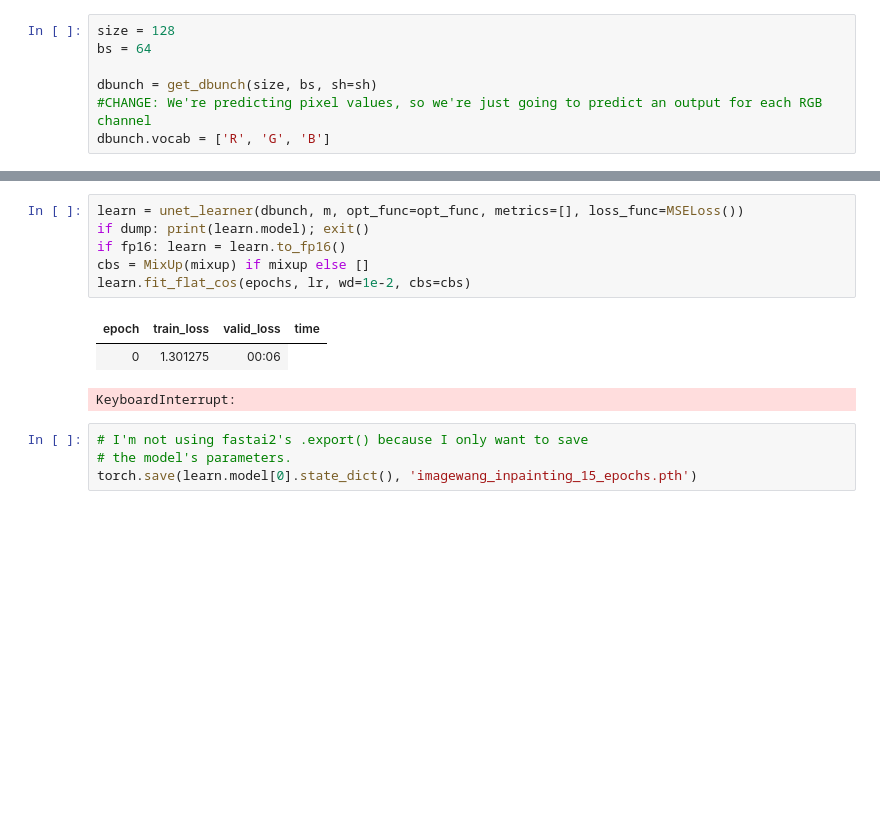
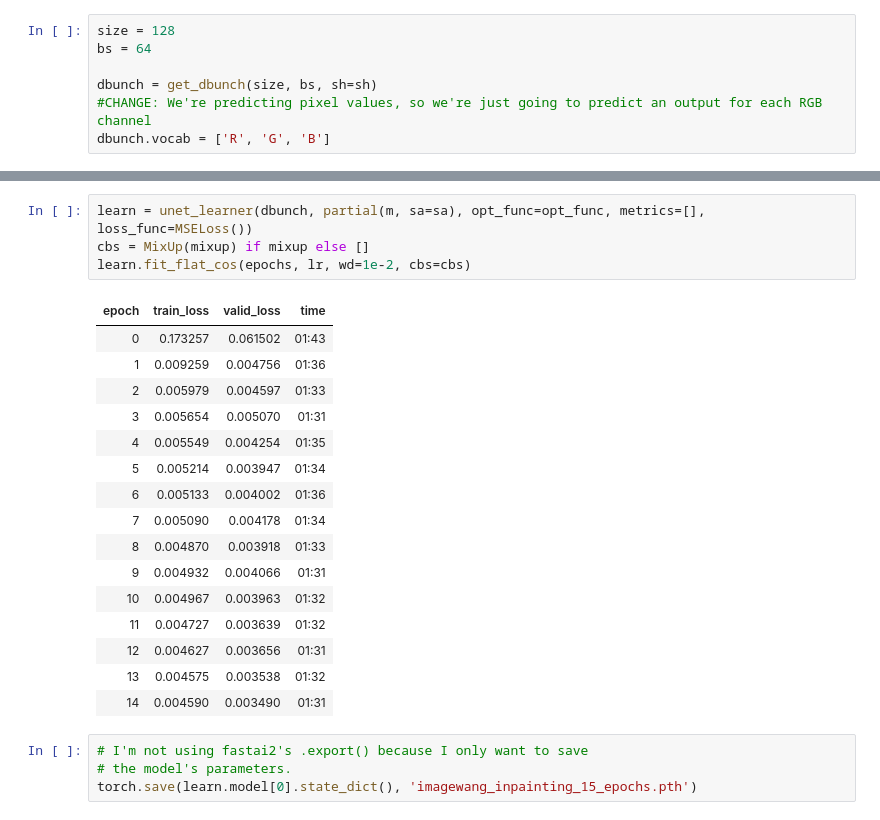
Before and after one commit to JoshVarty/SelfSupervisedLearning, a Jupyter notebook: 01_InpaintingImageWang/03_ImageWang_Leadboard_128.ipynb, the cells around one changed output, grey strips where cells are left out. Drawn from its saved outputs; the diff is of its cells as text; blank space fills up the shorter version.

```diff
--- a/01_InpaintingImageWang/03_ImageWang_Leadboard_128.ipynb
+++ b/01_InpaintingImageWang/03_ImageWang_Leadboard_128.ipynb
@@ -164,13 +164,24 @@ dbunch.show_batch()
 # %%
-learn = unet_learner(dbunch, m, opt_func=opt_func, metrics=[], loss_func=MSELoss())
-if dump: print(learn.model); exit()
-if fp16: learn = learn.to_fp16()
+learn = unet_learner(dbunch, partial(m, sa=sa), opt_func=opt_func, metrics=[], loss_func=MSELoss())
 cbs = MixUp(mixup) if mixup else []
 learn.fit_flat_cos(epochs, lr, wd=1e-2, cbs=cbs)
 # %% [output]
 | epoch | train_loss | valid_loss | time |
-| 0 | 1.301275 | 00:06 |
+| 0 | 0.173257 | 0.061502 | 01:43 |
+| 1 | 0.009259 | 0.004756 | 01:36 |
+| 2 | 0.005979 | 0.004597 | 01:33 |
+| 3 | 0.005654 | 0.005070 | 01:31 |
+| 4 | 0.005549 | 0.004254 | 01:35 |
+| 5 | 0.005214 | 0.003947 | 01:34 |
+| 6 | 0.005133 | 0.004002 | 01:36 |
+| 7 | 0.005090 | 0.004178 | 01:34 |
+| 8 | 0.004870 | 0.003918 | 01:33 |
+| 9 | 0.004932 | 0.004066 | 01:31 |
+| 10 | 0.004967 | 0.003963 | 01:32 |
+| 11 | 0.004727 | 0.003639 | 01:32 |
+| 12 | 0.004627 | 0.003656 | 01:31 |
+| 13 | 0.004575 | 0.003538 | 01:32 |
+| 14 | 0.004590 | 0.003490 | 01:31 |
-KeyboardInterrupt:
 # %%
 # I'm not using fastai2's .export() because I only want to save
 # the model's parameters.
```
Also changed, not shown: parts of 9 cells of this notebook.
